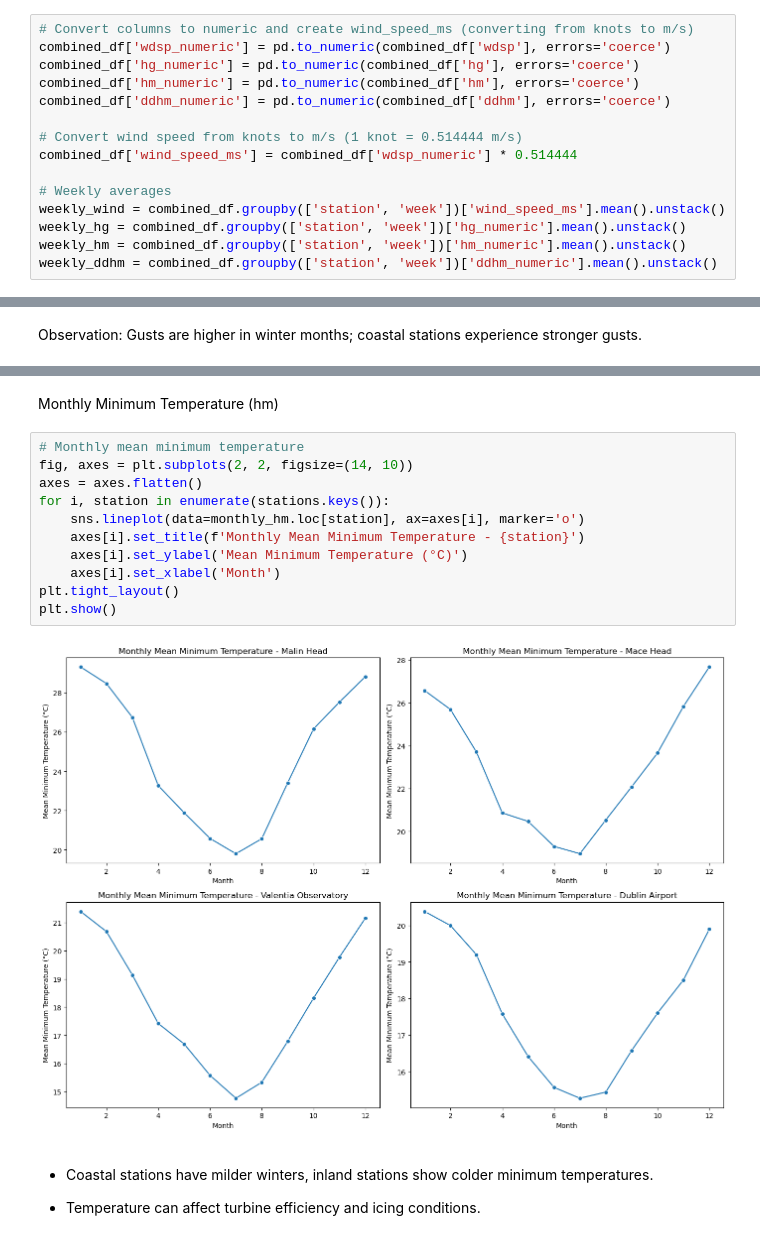
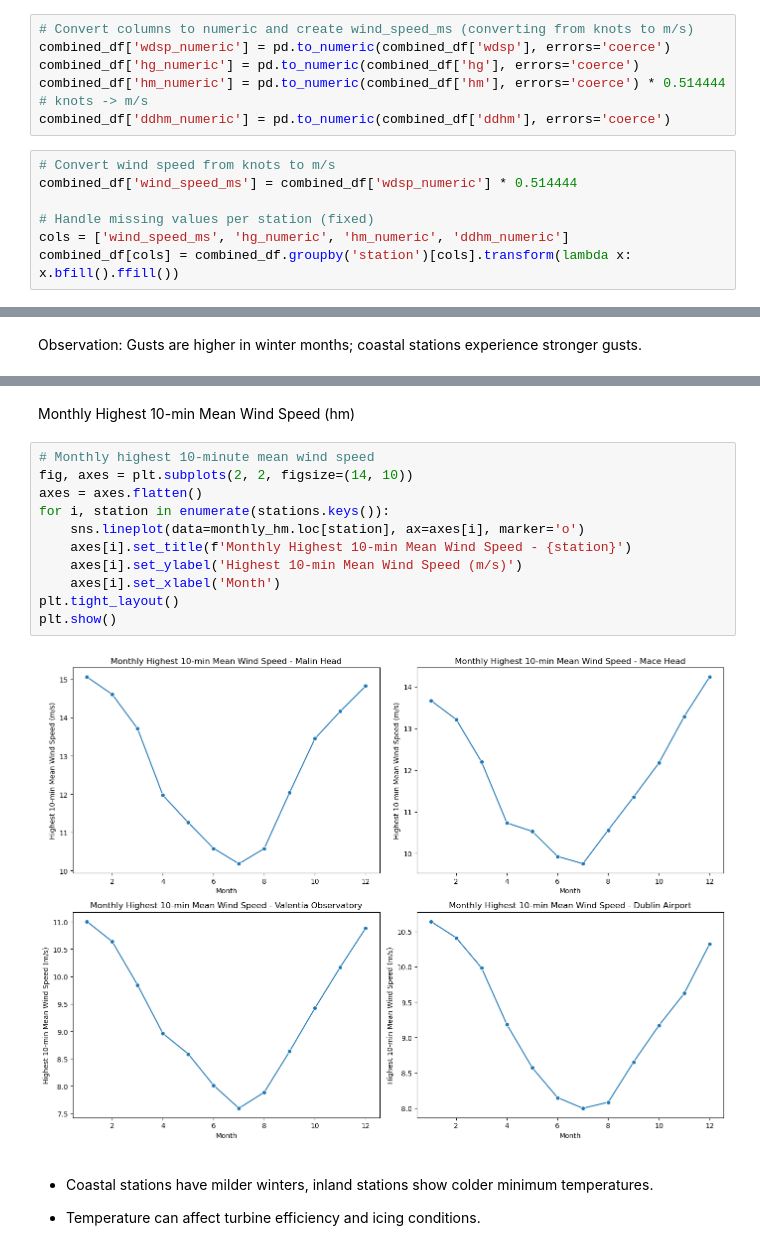
Before and after one commit to fin81985/PFDA-Project, a Jupyter notebook: wind_analysis.ipynb, the cells around one changed output, grey strips where cells are left out. Cells and saved outputs as stored; diff of their text form.

```diff
--- a/wind_analysis.ipynb
+++ b/wind_analysis.ipynb
@@ -307,14 +309,12 @@ combined_df['day'] = combined_df['date'].dt.day
 # Convert columns to numeric and create wind_speed_ms (converting from knots to m/s)
 combined_df['wdsp_numeric'] = pd.to_numeric(combined_df['wdsp'], errors='coerce')
 combined_df['hg_numeric'] = pd.to_numeric(combined_df['hg'], errors='coerce')
-combined_df['hm_numeric'] = pd.to_numeric(combined_df['hm'], errors='coerce')
+combined_df['hm_numeric'] = pd.to_numeric(combined_df['hm'], errors='coerce') * 0.514444  # knots -> m/s
 combined_df['ddhm_numeric'] = pd.to_numeric(combined_df['ddhm'], errors='coerce')
-
-# Convert wind speed from knots to m/s (1 knot = 0.514444 m/s)
-combined_df['wind_speed_ms'] = combined_df['wdsp_numeric'] * 0.514444
-
-# Weekly averages
-weekly_wind = combined_df.groupby(['station', 'week'])['wind_speed_ms'].mean().unstack()
-weekly_hg = combined_df.groupby(['station', 'week'])['hg_numeric'].mean().unstack()
-weekly_hm = combined_df.groupby(['station', 'week'])['hm_numeric'].mean().unstack()
-weekly_ddhm = combined_df.groupby(['station', 'week'])['ddhm_numeric'].mean().unstack()
+# %%
+# Convert wind speed from knots to m/s
+combined_df['wind_speed_ms'] = combined_df['wdsp_numeric'] * 0.514444
+
+# Handle missing values per station (fixed)
+cols = ['wind_speed_ms', 'hg_numeric', 'hm_numeric', 'ddhm_numeric']
+combined_df[cols] = combined_df.groupby('station')[cols].transform(lambda x: x.bfill().ffill())
@@ -410,18 +424,18 @@ plt.show()
 # %% [markdown]
-Monthly Minimum Temperature (hm)
+Monthly Highest 10-min Mean Wind Speed (hm)
 # %%
-# Monthly mean minimum temperature
+# Monthly highest 10-minute mean wind speed
 fig, axes = plt.subplots(2, 2, figsize=(14, 10))
 axes = axes.flatten()
 for i, station in enumerate(stations.keys()):
     sns.lineplot(data=monthly_hm.loc[station], ax=axes[i], marker='o')
-    axes[i].set_title(f'Monthly Mean Minimum Temperature - {station}')
-    axes[i].set_ylabel('Mean Minimum Temperature (°C)')
+    axes[i].set_title(f'Monthly Highest 10-min Mean Wind Speed - {station}')
+    axes[i].set_ylabel('Highest 10-min Mean Wind Speed (m/s)')
     axes[i].set_xlabel('Month')
 plt.tight_layout()
 plt.show()
 # %% [output]
-[figure, old version]
+[figure, new version]
 # %% [markdown]
 * Coastal stations have milder winters, inland stations show colder minimum temperatures.
 
```
Also changed, not shown: parts of 18 cells of this notebook.
